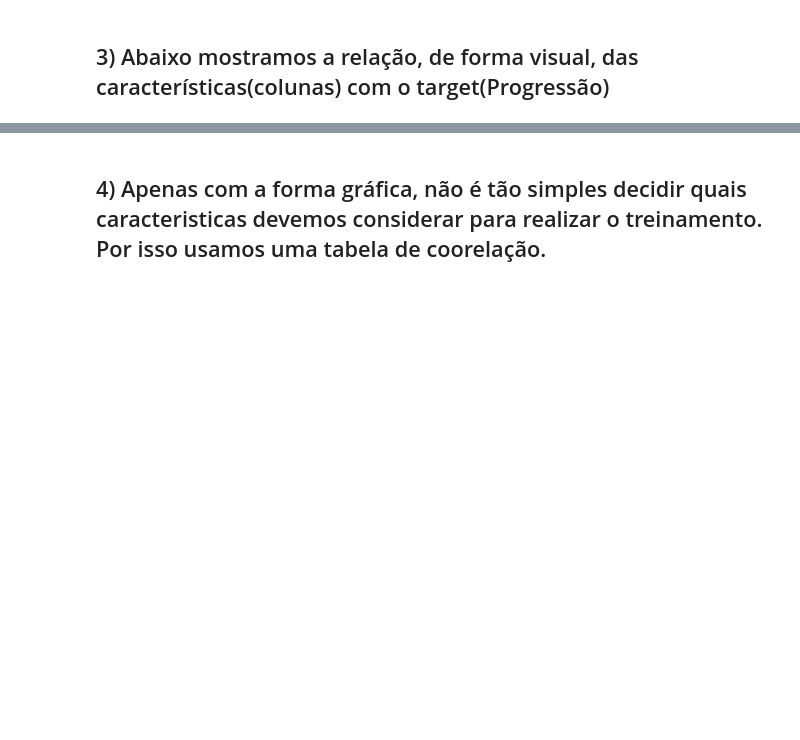
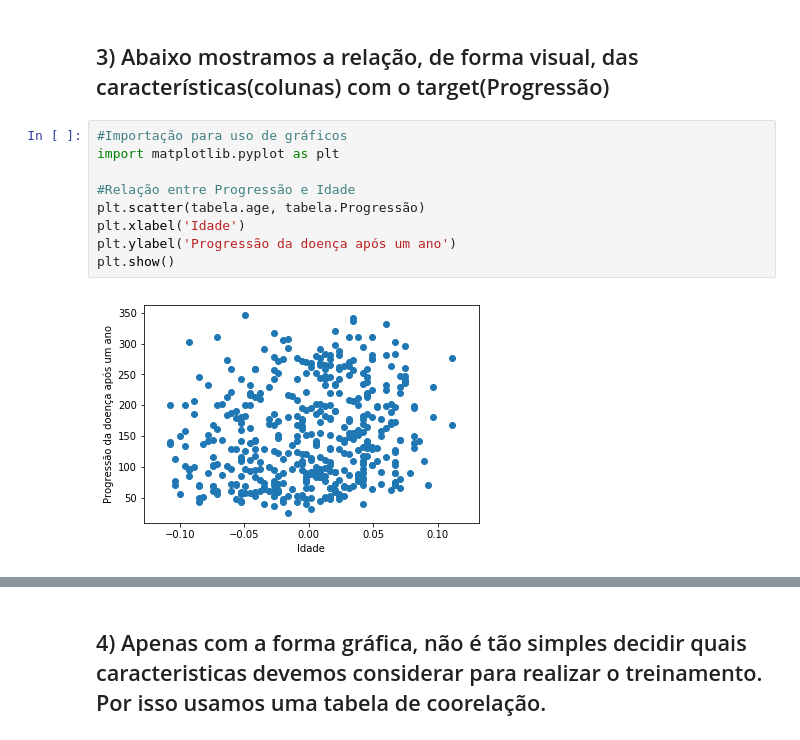
Before and after one commit to DWalterJansen/topicosIC, a Jupyter notebook: Equipe/Trabalho 3/Diabetes.ipynb, the cells around one changed output, grey strips where cells are left out. Saved outputs shown, nothing was run; the diff lists cells and outputs as text; blank space fills up the shorter version.

```diff
--- a/Equipe/Trabalho 3/Diabetes.ipynb
+++ b/Equipe/Trabalho 3/Diabetes.ipynb
@@ -71,3 +71,14 @@ tabela.head(10)
 | 9 | -0.070900 | -0.044642 | 0.039062 | -0.033214 | -0.012577 | -0.034508 | -0.024993 | -0.002592 | 0.067736 | -0.013504 | 310.0 |
 # %% [markdown]
 ## 3) Abaixo mostramos a relação, de forma visual, das características(colunas) com o target(Progressão)
+# %%
+#Importação para uso de gráficos
+import matplotlib.pyplot as plt
+
+#Relação entre Progressão e Idade
+plt.scatter(tabela.age, tabela.Progressão)
+plt.xlabel('Idade')
+plt.ylabel('Progressão da doença após um ano')
+plt.show()
+# %% [output]
+[figure, added]
```
Also changed, not shown: parts of 10 cells of this notebook.
